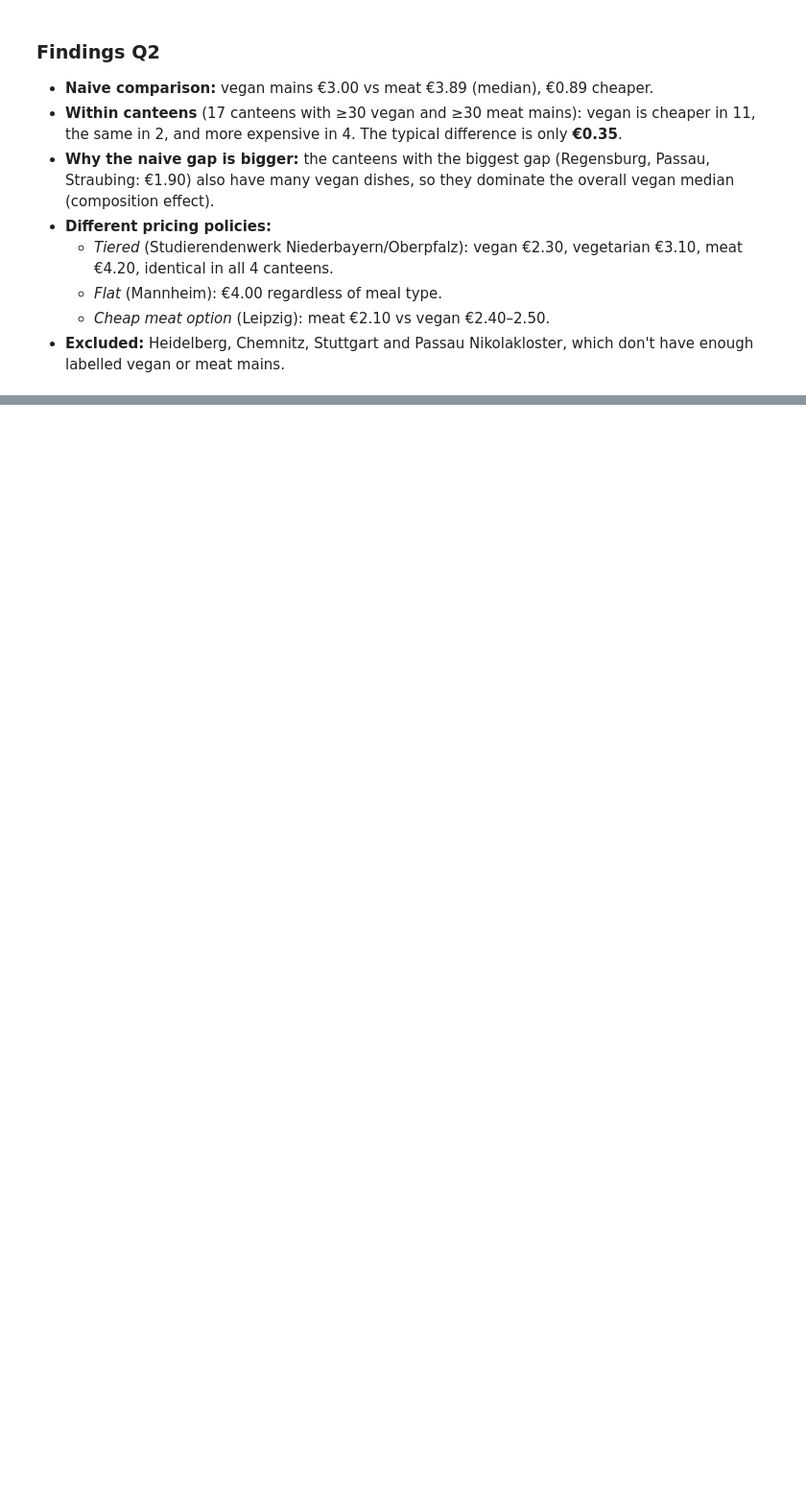
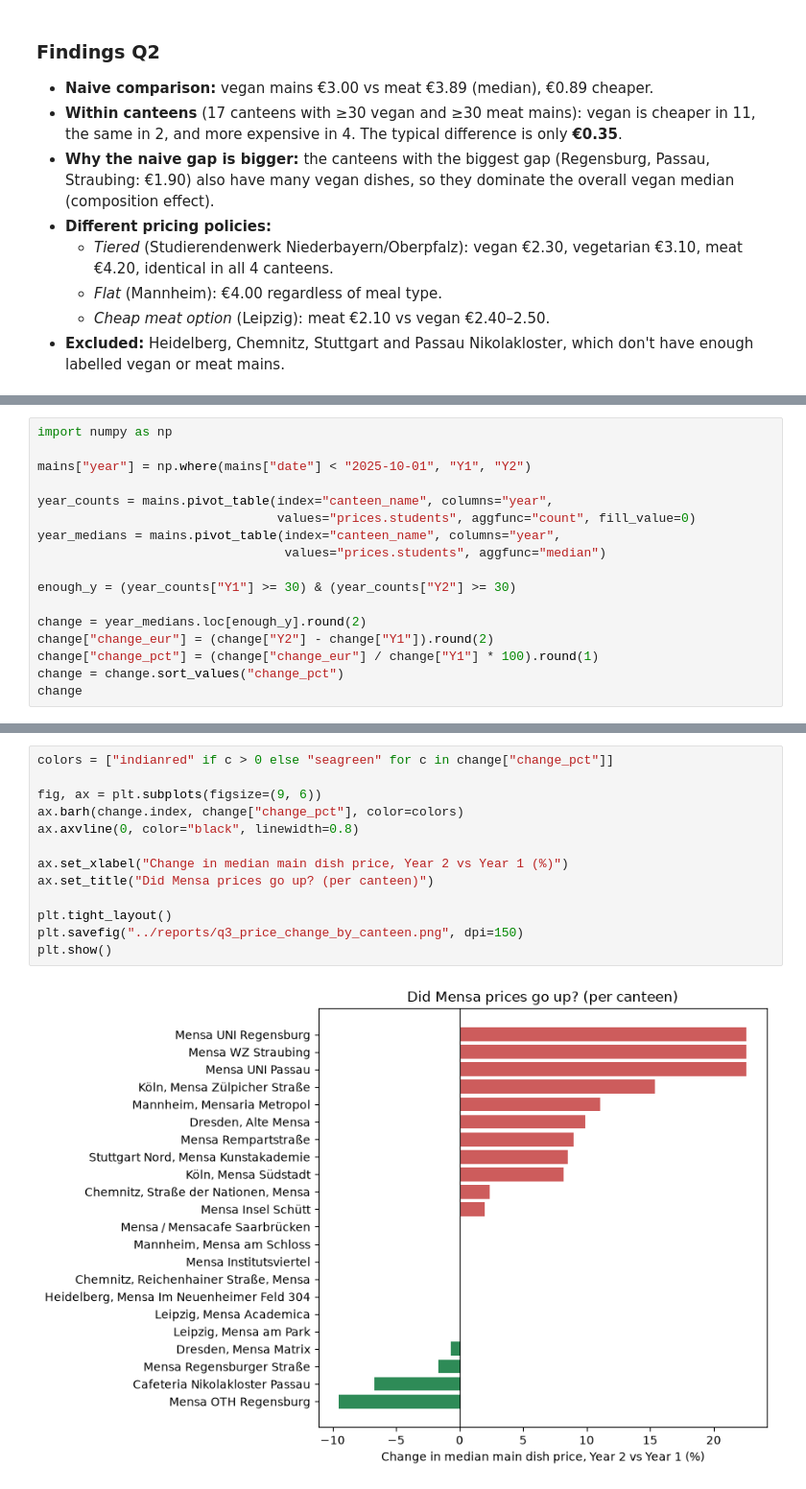
Before and after one commit to jasmeetkaurpelia/mensa-cost-of-living-analysis, a Jupyter notebook: notebooks/03_analysis.ipynb, the cells around one changed output, grey strips where cells are left out. Shown at 96% size. Drawn from its saved outputs; the diff is of its cells as text; blank space fills up the shorter version.

```diff
--- a/notebooks/03_analysis.ipynb
+++ b/notebooks/03_analysis.ipynb
@@ -229,0 +276,17 @@ plt.show()
+# %%
+import numpy as np
+
+mains["year"] = np.where(mains["date"] < "2025-10-01", "Y1", "Y2")
+
+year_counts = mains.pivot_table(index="canteen_name", columns="year",
+                                values="prices.students", aggfunc="count", fill_value=0)
+year_medians = mains.pivot_table(index="canteen_name", columns="year",
+                                 values="prices.students", aggfunc="median")
+
+enough_y = (year_counts["Y1"] >= 30) & (year_counts["Y2"] >= 30)
+
+change = year_medians.loc[enough_y].round(2)
+change["change_eur"] = (change["Y2"] - change["Y1"]).round(2)
+change["change_pct"] = (change["change_eur"] / change["Y1"] * 100).round(1)
+change = change.sort_values("change_pct")
+change
@@ -229,0 +324,15 @@ plt.show()
+# %%
+colors = ["indianred" if c > 0 else "seagreen" for c in change["change_pct"]]
+
+fig, ax = plt.subplots(figsize=(9, 6))
+ax.barh(change.index, change["change_pct"], color=colors)
+ax.axvline(0, color="black", linewidth=0.8)
+
+ax.set_xlabel("Change in median main dish price, Year 2 vs Year 1 (%)")
+ax.set_title("Did Mensa prices go up? (per canteen)")
+
+plt.tight_layout()
+plt.savefig("../reports/q3_price_change_by_canteen.png", dpi=150)
+plt.show()
+# %% [output]
+[figure, added]
```
Also changed, not shown: parts of 10 cells of this notebook, 2 other files.
